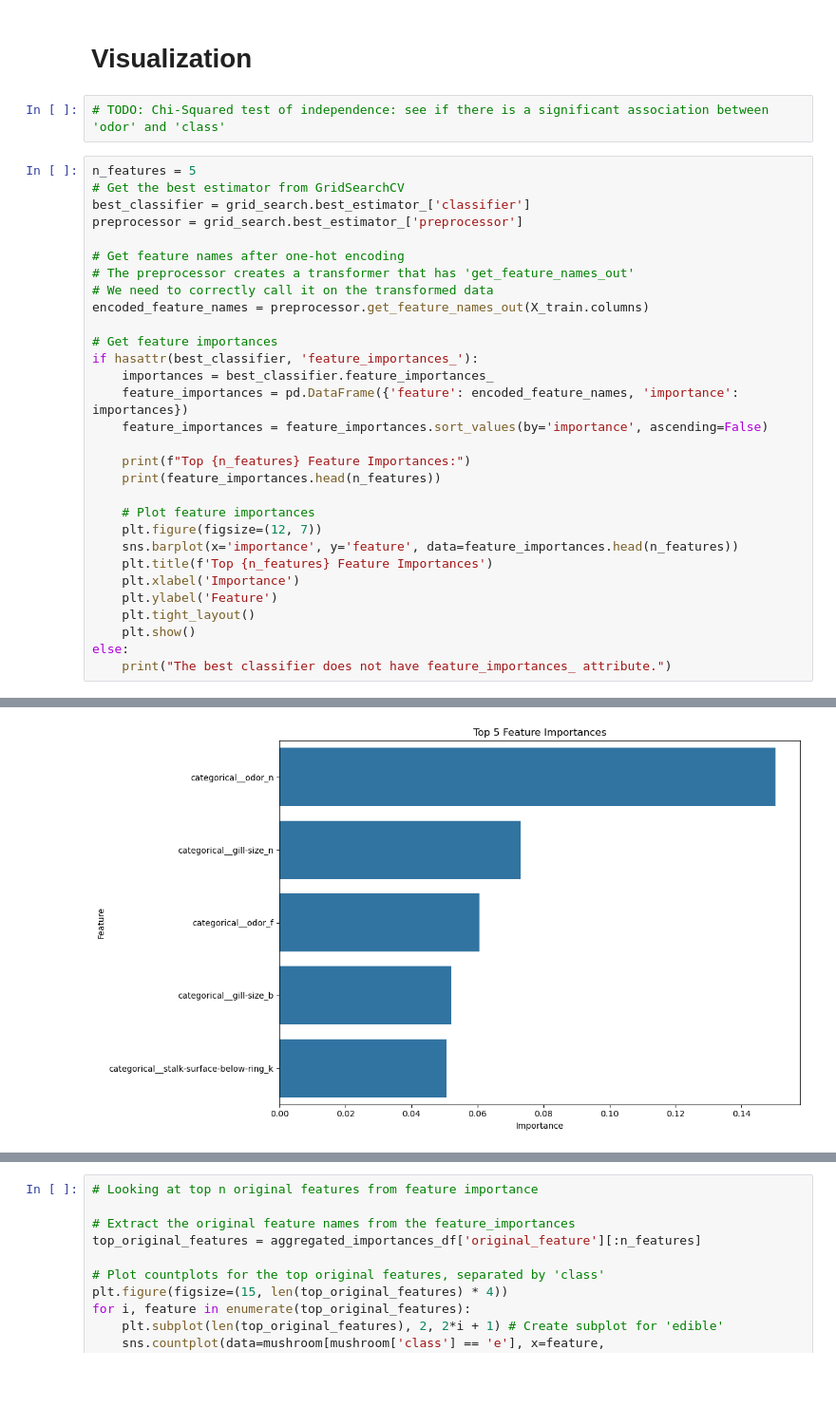
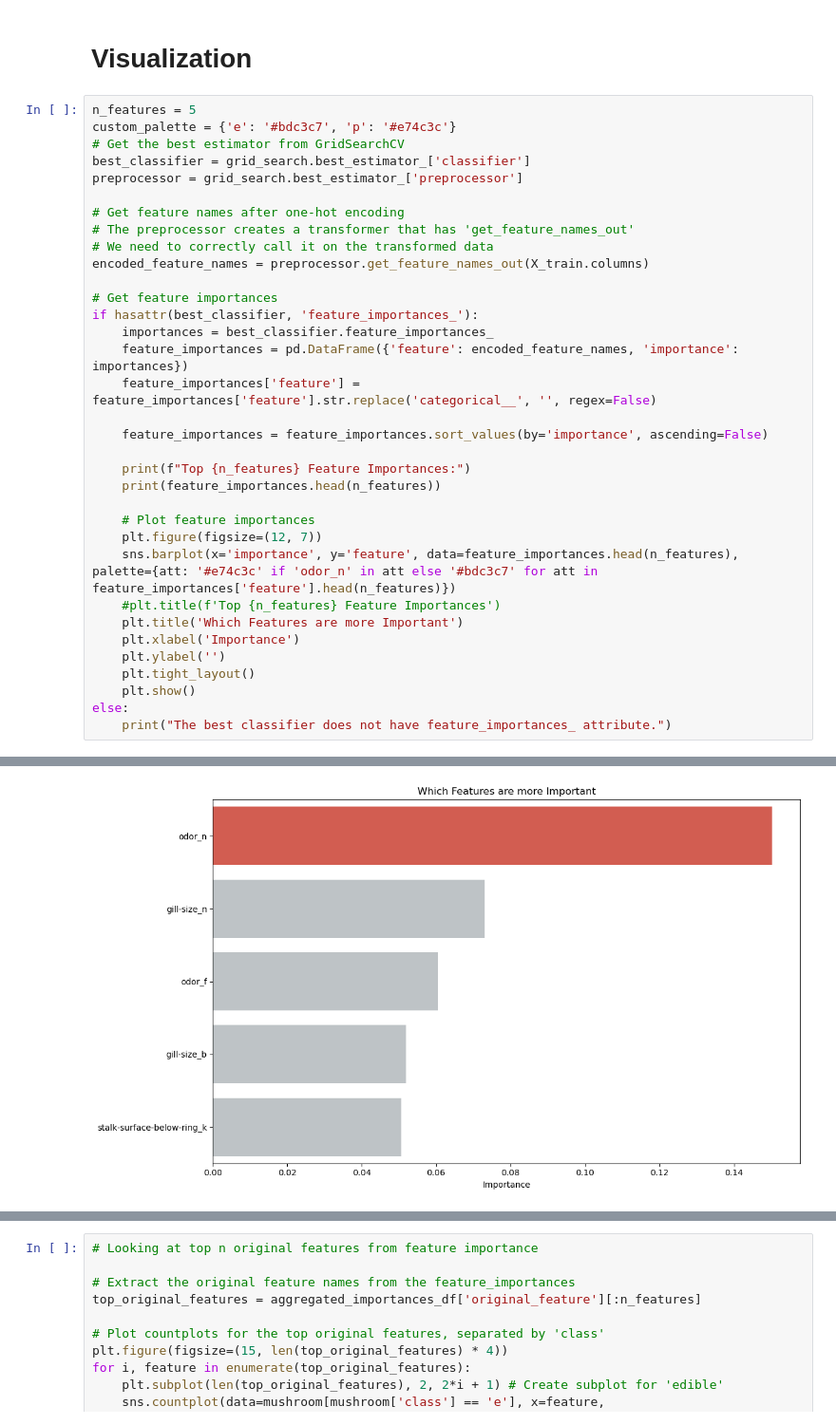
Before and after one commit to Elite1N/ml-playground, a Jupyter notebook: MushroomClassification.ipynb, the cells around one changed output, grey strips where cells are left out. Shown at 95% size. Saved outputs shown, nothing was run; the diff lists cells and outputs as text; blank space fills up the shorter version.

```diff
--- a/MushroomClassification.ipynb
+++ b/MushroomClassification.ipynb
@@ -325,10 +393,9 @@ rules.loc[rules['consequents'].apply(lambda x: 'class_e' in x or 'class_p' in x)
 484 rows × 14 columns
 # %% [markdown]
 # Visualization
-# %%
-# TODO: Chi-Squared test of independence: see if there is a significant association between 'odor' and 'class'
 # %%
 n_features = 5
+custom_palette = {'e': '#bdc3c7', 'p': '#e74c3c'}
 # Get the best estimator from GridSearchCV
 best_classifier = grid_search.best_estimator_['classifier']
 preprocessor = grid_search.best_estimator_['preprocessor']
@@ -342,6 +409,8 @@ encoded_feature_names = preprocessor.get_feature_names_out(X_train.columns)
 if hasattr(best_classifier, 'feature_importances_'):
     importances = best_classifier.feature_importances_
     feature_importances = pd.DataFrame({'feature': encoded_feature_names, 'importance': importances})
+    feature_importances['feature'] = feature_importances['feature'].str.replace('categorical__', '', regex=False)
+
     feature_importances = feature_importances.sort_values(by='importance', ascending=False)
 
     print(f"Top {n_features} Feature Importances:")
@@ -349,10 +418,11 @@ if hasattr(best_classifier, 'feature_importances_'):
 
     # Plot feature importances
     plt.figure(figsize=(12, 7))
-    sns.barplot(x='importance', y='feature', data=feature_importances.head(n_features))
-    plt.title(f'Top {n_features} Feature Importances')
+    sns.barplot(x='importance', y='feature', data=feature_importances.head(n_features), palette={att: '#e74c3c' if 'odor_n' in att else '#bdc3c7' for att in feature_importances['feature'].head(n_features)})
+    #plt.title(f'Top {n_features} Feature Importances')
+    plt.title('Which Features are more Important')
     plt.xlabel('Importance')
-    plt.ylabel('Feature')
+    plt.ylabel('')
     plt.tight_layout()
     plt.show()
 else:
@@ -368,4 +438,4 @@ Top 5 Feature Importances:
-[figure, old version]
+[figure, new version]
 # %%
 # This cell should be placed after the feature importance calculation cell.
 # It assumes the 'feature_importances' DataFrame is already created.
```
Also changed, not shown: parts of 10 cells of this notebook.
